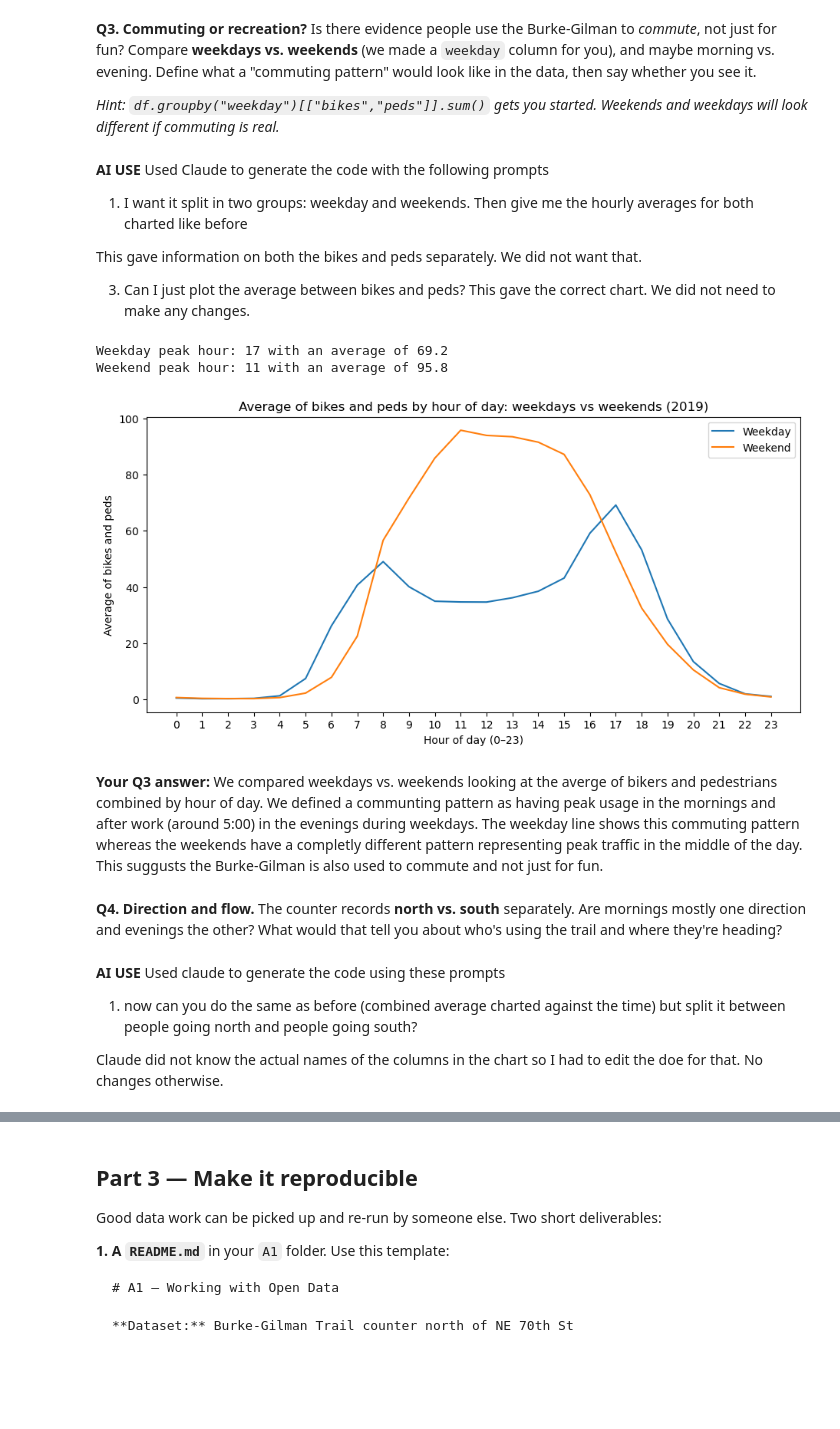
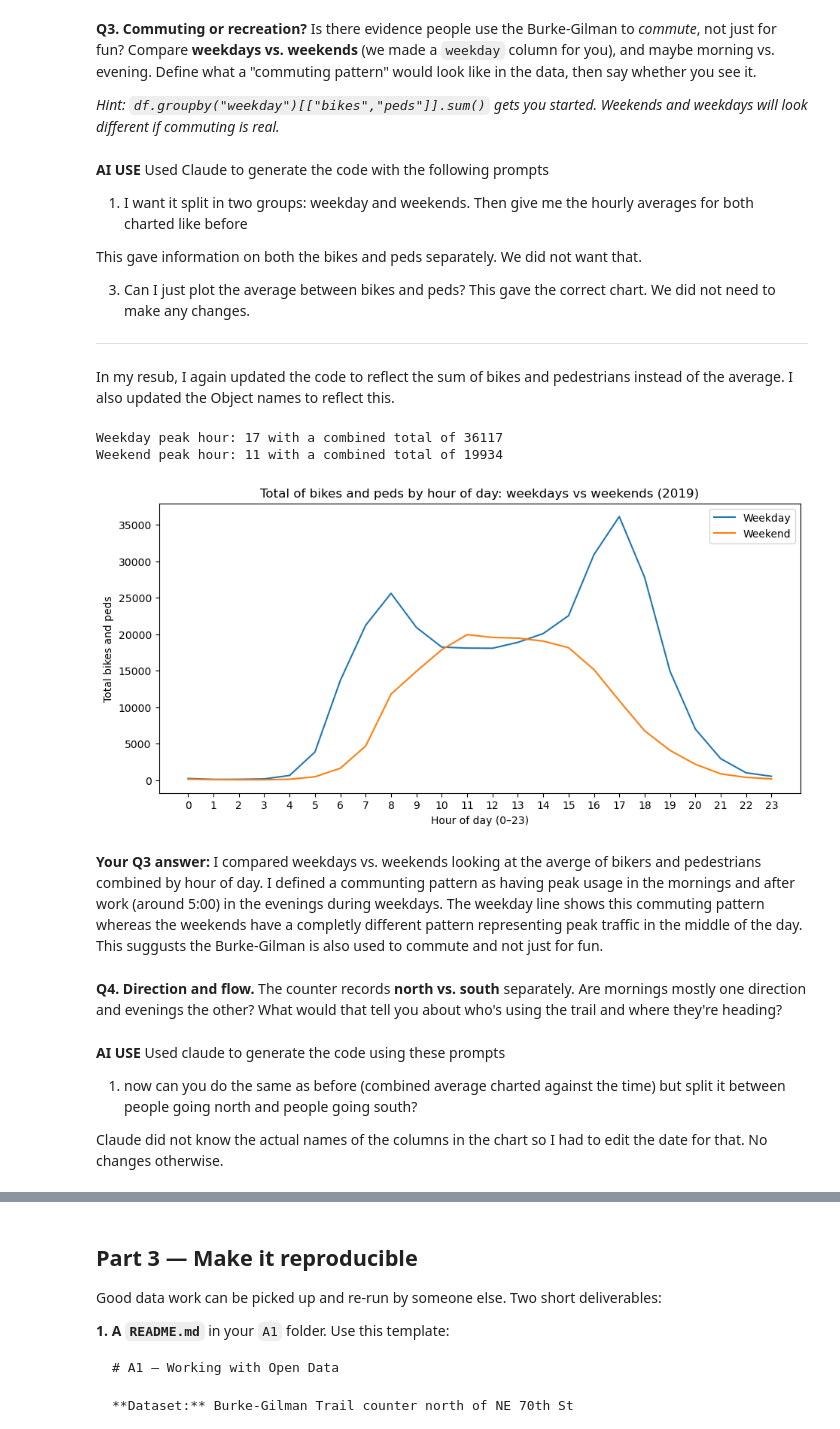
Before and after one commit to ellagebers-uw/hcde-410, a Jupyter notebook: A1/A1.ipynb, the cells around one changed output, grey strips where cells are left out. Drawn from its saved outputs; the diff is of its cells as text; code cells hidden in the pictures; blank space fills up the shorter version.

```diff
--- a/A1/A1.ipynb
+++ b/A1/A1.ipynb
@@ -229,37 +235,41 @@ This gave information on both the bikes and peds separately. We did not want tha
 
 3) Can I just plot the average between bikes and peds?
 This gave the correct chart. We did not need to make any changes.
+
+----------------------------------
+
+In my resub, I again updated the code to reflect the sum of bikes and pedestrians instead of the average. I also updated the Object names to reflect this.
 # %%
 # Your code for Q3
 # label each row as Weekday or Weekend
 weekend_days = ["Saturday", "Sunday", 5, 6]
 df["day_type"] = df["weekday"].apply(lambda d: "Weekend" if d in weekend_days else "Weekday")
 
-# average of bikes and peds for each row
-df["combined_avg"] = (df["bikes"] + df["peds"]) / 2
+# combined bikes and peds for each row
+df["combined"] = (df["bikes"] + df["peds"])
 
-# hourly averages for each group
-avg_by_hour = df.groupby(["hour", "day_type"])["combined_avg"].mean().unstack()
+# hourly totals for each group
+groupedTraffic = df.groupby(["hour", "day_type"])["combined"].sum().unstack()
 
 # peak hours
 for day_type in ["Weekday", "Weekend"]:
-    print(f"{day_type} peak hour: {avg_by_hour[day_type].idxmax()} with an average of {round(avg_by_hour[day_type].max(), 1)}")
+    print(f"{day_type} peak hour: {groupedTraffic[day_type].idxmax()} with a combined total of {round(groupedTraffic[day_type].max(), 1)}")
 
 # plot
-avg_by_hour.plot(figsize=(11, 5))
-plt.title("Average of bikes and peds by hour of day: weekdays vs weekends (2019)")
+groupedTraffic.plot(figsize=(11, 5))
+plt.title("Total of bikes and peds by hour of day: weekdays vs weekends (2019)")
 plt.xlabel("Hour of day (0–23)")
-plt.ylabel("Average of bikes and peds")
+plt.ylabel("Total bikes and peds")
 plt.xticks(range(0, 24))
 plt.legend(title="")
 plt.show()
 # %% [output]
-Weekday peak hour: 17 with an average of 69.2
-Weekend peak hour: 11 with an average of 95.8
+Weekday peak hour: 17 with a combined total of 36117
+Weekend peak hour: 11 with a combined total of 19934
-[figure, old version]
+[figure, new version]
 # %% [markdown]
 **Your Q3 answer:**
-We compared weekdays vs. weekends looking at the averge of bikers and pedestrians combined by hour of day. We defined a communting pattern as having peak usage in the mornings and after work (around 5:00) in the evenings during weekdays. The weekday line shows this commuting pattern whereas the weekends have a completly different pattern representing peak traffic in the middle of the day. This suggusts the Burke-Gilman is also used to commute and not just for fun.
+I compared weekdays vs. weekends looking at the averge of bikers and pedestrians combined by hour of day. I defined a communting pattern as having peak usage in the mornings and after work (around 5:00) in the evenings during weekdays. The weekday line shows this commuting pattern whereas the weekends have a completly different pattern representing peak traffic in the middle of the day. This suggusts the Burke-Gilman is also used to commute and not just for fun.
 # %% [markdown]
 **Q4. Direction and flow.**
 The counter records **north vs. south** separately. Are mornings mostly one direction and evenings the other? What would that tell you about who's using the trail and where they're heading?
@@ -269,7 +279,7 @@ Used claude to generate the code using these prompts
 
 1) now can you do the same as before (combined average charted against the time) but split it between people going north and people going south?
 
-Claude did not know the actual names of the columns in the chart so I had to edit the doe for that. No changes otherwise.
+Claude did not know the actual names of the columns in the chart so I had to edit the date for that. No changes otherwise.
 # %%
 # Your code for Q4
 bike_north, bike_south = "bike_north", "bike_south"
```
Also changed, not shown: parts of 7 cells of this notebook, 1 other file.
